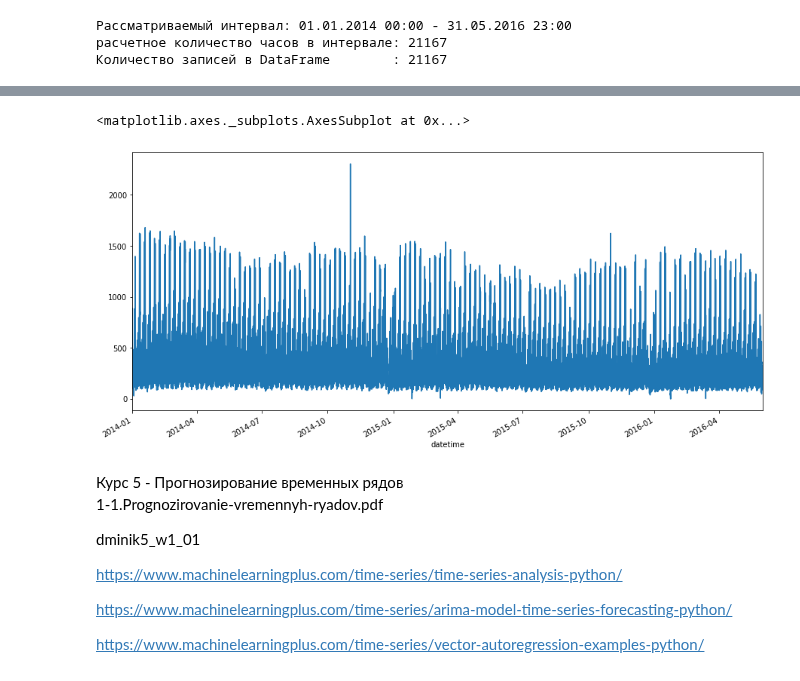
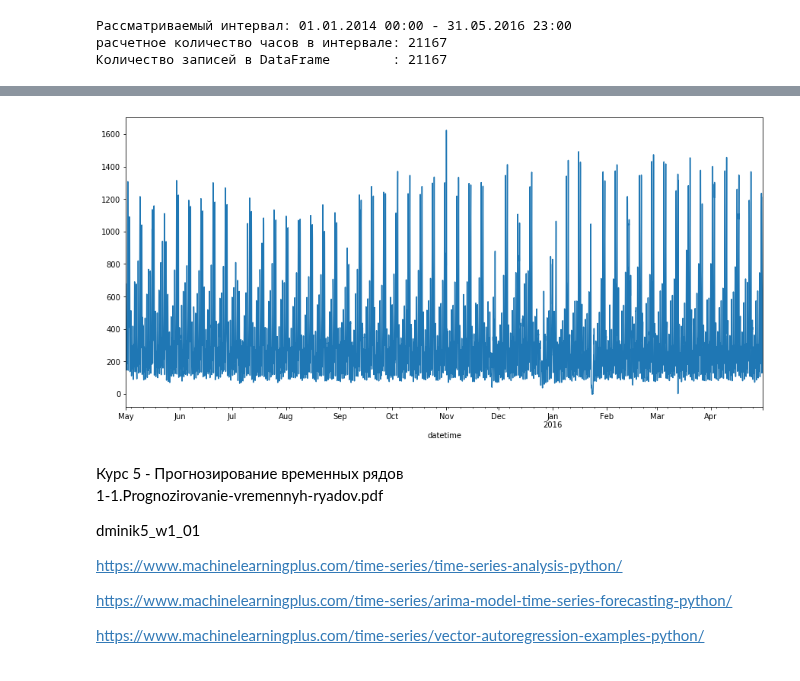
Before and after one commit to dminikorenb/DataLearning, a Jupyter notebook: 3-Taxi/dminik6_part3_w3.ipynb, the cells around one changed output, grey strips where cells are left out. Drawn from its saved outputs; the diff is of its cells as text; code cells hidden in the pictures.

```diff
--- a/3-Taxi/dminik6_part3_w3.ipynb
+++ b/3-Taxi/dminik6_part3_w3.ipynb
@@ -58,0 +64,5 @@ df_plot = df.set_index('datetime')
+# %%
+# Индекс имеет тип DatetimeIndex, а у класса DatetimeIndex есть переменная-член date
+# Вырезаем данные за год.
+s = df_plot.loc[(df_plot.index.date >= datetime.date(2015, 5, 1)) &
+                (df_plot.index.date < datetime.date(2016, 5, 1))]
@@ -59,9 +79,10 @@ df_plot = df.set_index('datetime')
 # %%
 plt.figure(figsize(15,7))
-df_plot['count'].plot()
+# s['count'].plot()
+stmp = s.resample('D').mean()
+s['count'].plot();
 # %% [output]
-<matplotlib.axes._subplots.AxesSubplot at 0x...>
-[figure, old version]
+[figure, new version]
 # %% [markdown]
 Курс 5 - Прогнозирование временных рядов
 1-1.Prognozirovanie-vremennyh-ryadov.pdf
```
Also changed, not shown: parts of 12 cells of this notebook.
